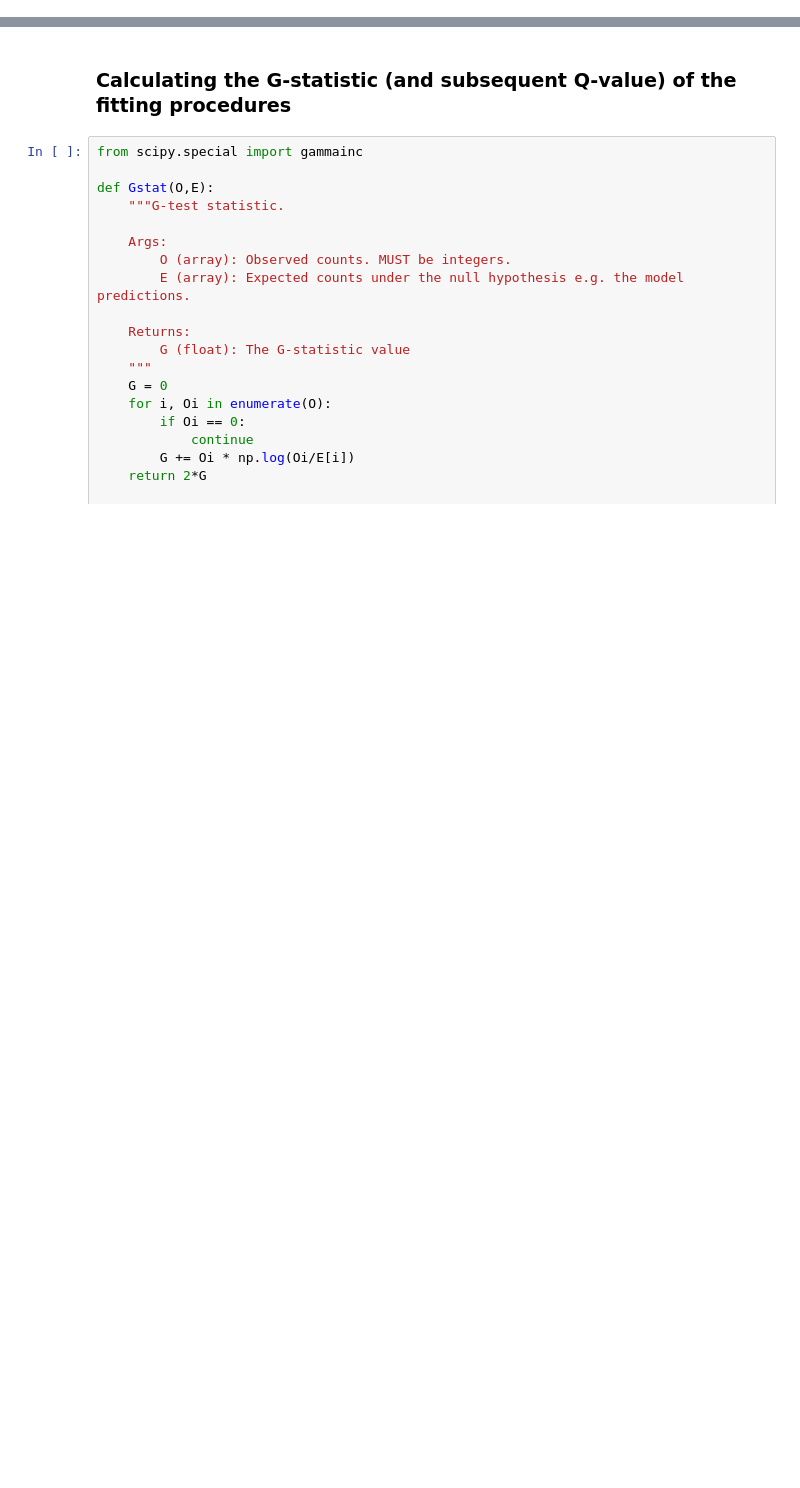
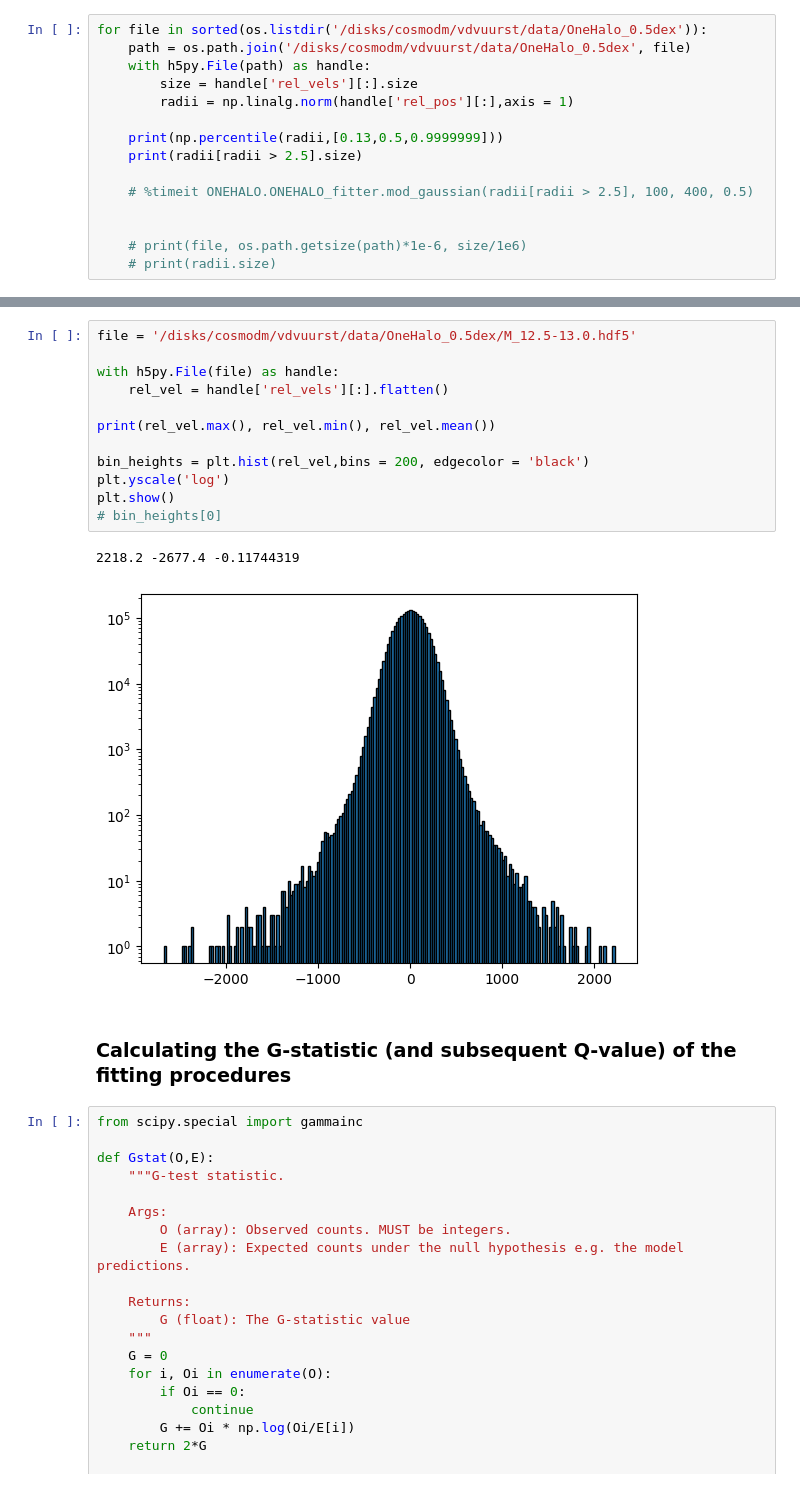
Before and after one commit to TimvdVuurst/MRP_vdvuurst, a Jupyter notebook: tests.ipynb, the cells around one changed output, grey strips where cells are left out. Drawn from its saved outputs; the diff is of its cells as text; blank space fills up the shorter version.

```diff
--- a/tests.ipynb
+++ b/tests.ipynb
@@ -34,0 +37,15 @@ KeyboardInterrupt:
+# %%
+for file in sorted(os.listdir('/disks/cosmodm/vdvuurst/data/OneHalo_0.5dex')):
+    path = os.path.join('/disks/cosmodm/vdvuurst/data/OneHalo_0.5dex', file)
+    with h5py.File(path) as handle:
+        size = handle['rel_vels'][:].size
+        radii = np.linalg.norm(handle['rel_pos'][:],axis = 1)
+
+    print(np.percentile(radii,[0.13,0.5,0.9999999]))
+    print(radii[radii > 2.5].size)
+
+    # %timeit ONEHALO.ONEHALO_fitter.mod_gaussian(radii[radii > 2.5], 100, 400, 0.5)
+
+
+    # print(file, os.path.getsize(path)*1e-6, size/1e6)
+    # print(radii.size)
@@ -35,3 +67,18 @@ KeyboardInterrupt:
+# %%
+file = '/disks/cosmodm/vdvuurst/data/OneHalo_0.5dex/M_12.5-13.0.hdf5'
+
+with h5py.File(file) as handle:
+    rel_vel = handle['rel_vels'][:].flatten()
+
+print(rel_vel.max(), rel_vel.min(), rel_vel.mean())
+
+bin_heights = plt.hist(rel_vel,bins = 200, edgecolor = 'black')
+plt.yscale('log')
+plt.show()
+# bin_heights[0]
+# %% [output]
+2218.2 -2677.4 -0.11744319
+[figure, added]
 # %% [markdown]
 ### Calculating the G-statistic (and subsequent Q-value) of the fitting procedures
 # %%
```
Also changed, not shown: parts of 14 cells of this notebook, 10 other files.
